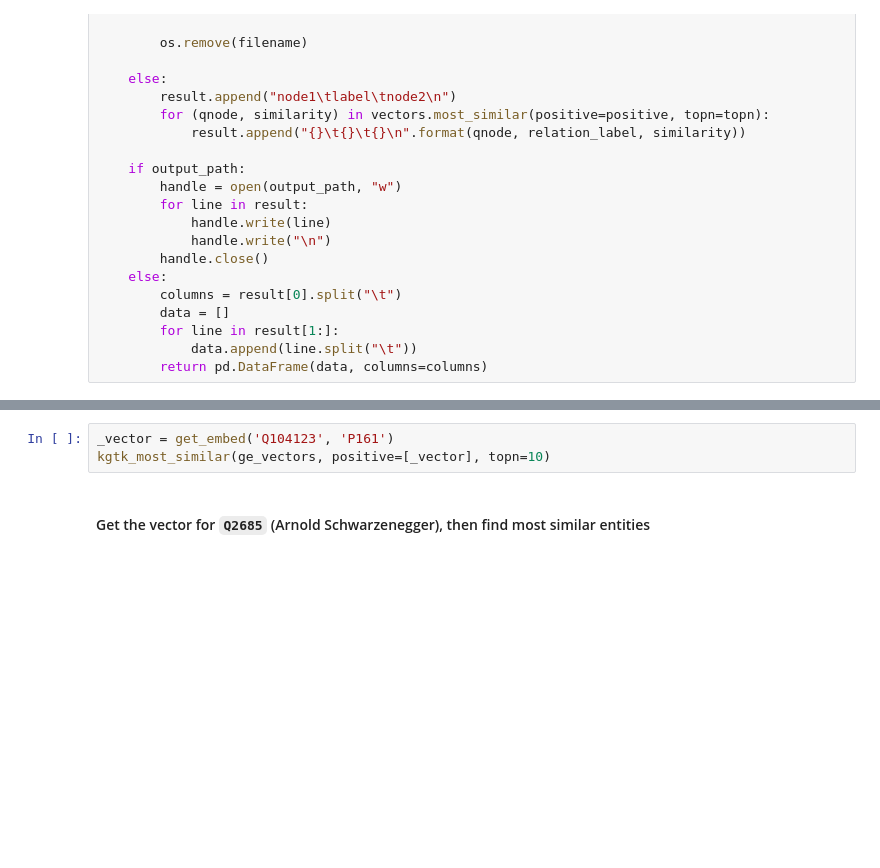
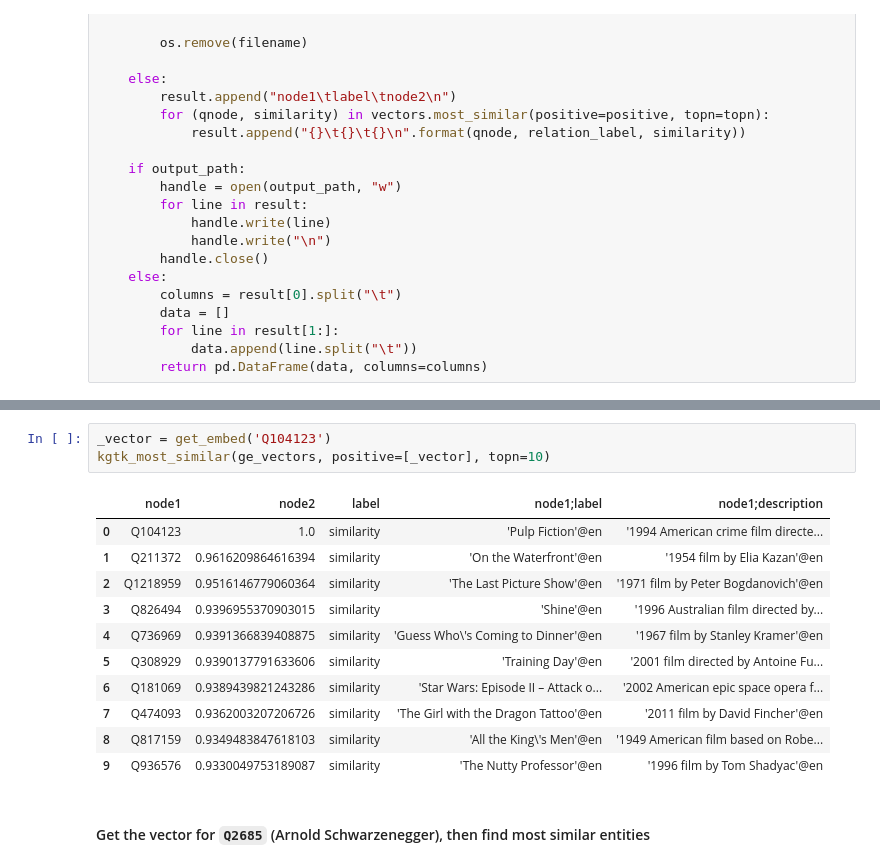
Before and after one commit to versant2612/jnotebooks, a Jupyter notebook: kgtk/03_kg_graph_embeddingsRESCAL.ipynb, the cells around one changed output, grey strips where cells are left out. Drawn from its saved outputs; the diff is of its cells as text; blank space fills up the shorter version.

```diff
--- a/kgtk/03_kg_graph_embeddingsRESCAL.ipynb
+++ b/kgtk/03_kg_graph_embeddingsRESCAL.ipynb
@@ -344,6 +308,18 @@ kgtk_most_similar(ge_vectors, positive=[_vector], topn=10)
 # %%
-_vector = get_embed('Q104123', 'P161')
+_vector = get_embed('Q104123')
 kgtk_most_similar(ge_vectors, positive=[_vector], topn=10)
+# %% [output]
+|  | node1 | node2 | label | node1;label | node1;description |
+| 0 | Q104123 | 1.0 | similarity | 'Pulp Fiction'@en | '1994 American crime film directe... |
+| 1 | Q211372 | 0.9616209864616394 | similarity | 'On the Waterfront'@en | '1954 film by Elia Kazan'@en |
+| 2 | Q1218959 | 0.9516146779060364 | similarity | 'The Last Picture Show'@en | '1971 film by Peter Bogdanovich'@en |
+| 3 | Q826494 | 0.9396955370903015 | similarity | 'Shine'@en | '1996 Australian film directed by... |
+| 4 | Q736969 | 0.9391366839408875 | similarity | 'Guess Who\'s Coming to Dinner'@en | '1967 film by Stanley Kramer'@en |
+| 5 | Q308929 | 0.9390137791633606 | similarity | 'Training Day'@en | '2001 film directed by Antoine Fu... |
+| 6 | Q181069 | 0.9389439821243286 | similarity | 'Star Wars: Episode II – Attack o... | '2002 American epic space opera f... |
+| 7 | Q474093 | 0.9362003207206726 | similarity | 'The Girl with the Dragon Tattoo'@en | '2011 film by David Fincher'@en |
+| 8 | Q817159 | 0.9349483847618103 | similarity | 'All the King\'s Men'@en | '1949 American film based on Robe... |
+| 9 | Q936576 | 0.9330049753189087 | similarity | 'The Nutty Professor'@en | '1996 film by Tom Shadyac'@en |
 # %% [markdown]
 #### Get the vector for `Q2685` (Arnold Schwarzenegger), then find most similar entities
 # %% [markdown]
```
Also changed, not shown: parts of 20 cells of this notebook.
